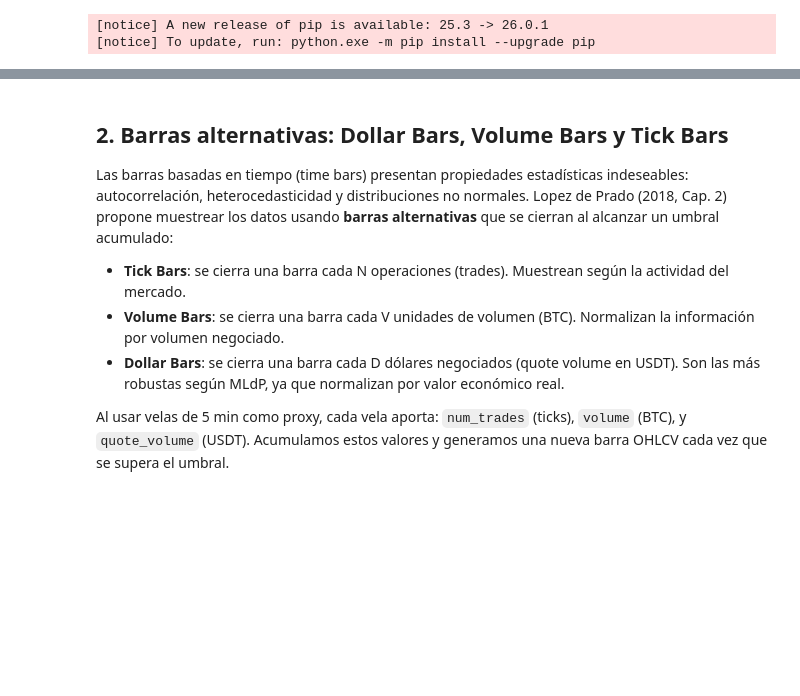
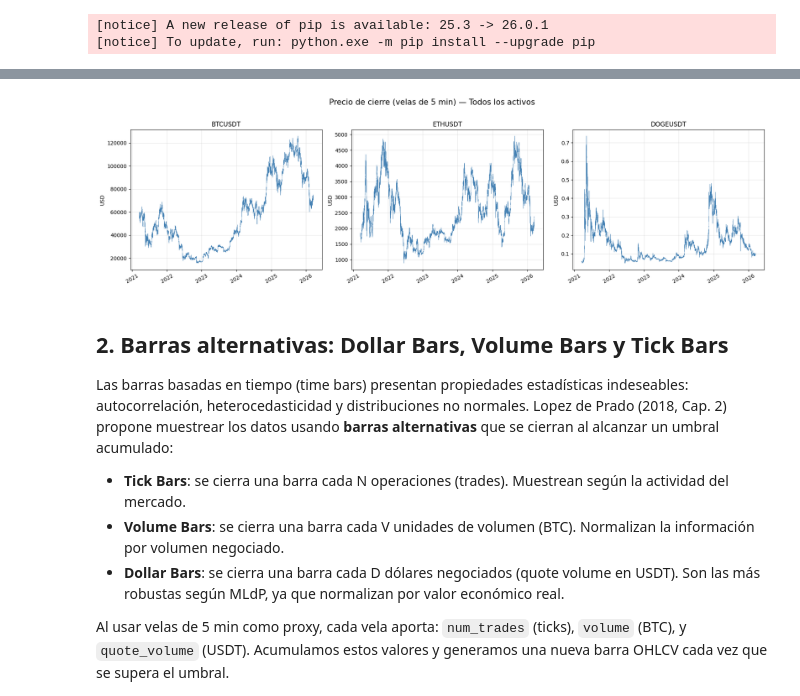
Before and after one commit to joseppsr/Preprocesado_de_datos_financieros_para_ML, a Jupyter notebook: Tarea_preprocesado_datos.ipynb, the cells around one changed output, grey strips where cells are left out. Saved outputs shown, nothing was run; the diff lists cells and outputs as text; code cells hidden in the pictures; blank space fills up the shorter version.

```diff
--- a/Tarea_preprocesado_datos.ipynb
+++ b/Tarea_preprocesado_datos.ipynb
@@ -273,3 +260,20 @@ Detalle BTCUSDT (df principal):
+# %%
+# --- Evolución del precio de todos los criptoactivos ---
+fig, axes = plt.subplots(1, 3, figsize=(18, 5))
+
+for ax, (sym, d) in zip(axes.flat, dfs.items()):
+    ax.plot(d["open_time"], d["close"], linewidth=0.4, color="steelblue")
+    ax.set_title(sym, fontsize=12)
+    ax.set_ylabel("USD")
+    ax.grid(True, alpha=0.3)
+    ax.ticklabel_format(style="plain", axis="y")
+    ax.tick_params(axis="x", rotation=30)
+
+fig.suptitle("Precio de cierre (velas de 5 min) — Todos los activos", fontsize=15, y=1.02)
+fig.tight_layout()
+plt.show()
+# %% [output]
+[figure, added]
 # %% [markdown]
 ## 2. Barras alternativas: Dollar Bars, Volume Bars y Tick Bars
 
```
Also changed, not shown: parts of 49 cells of this notebook, 4 other files.
